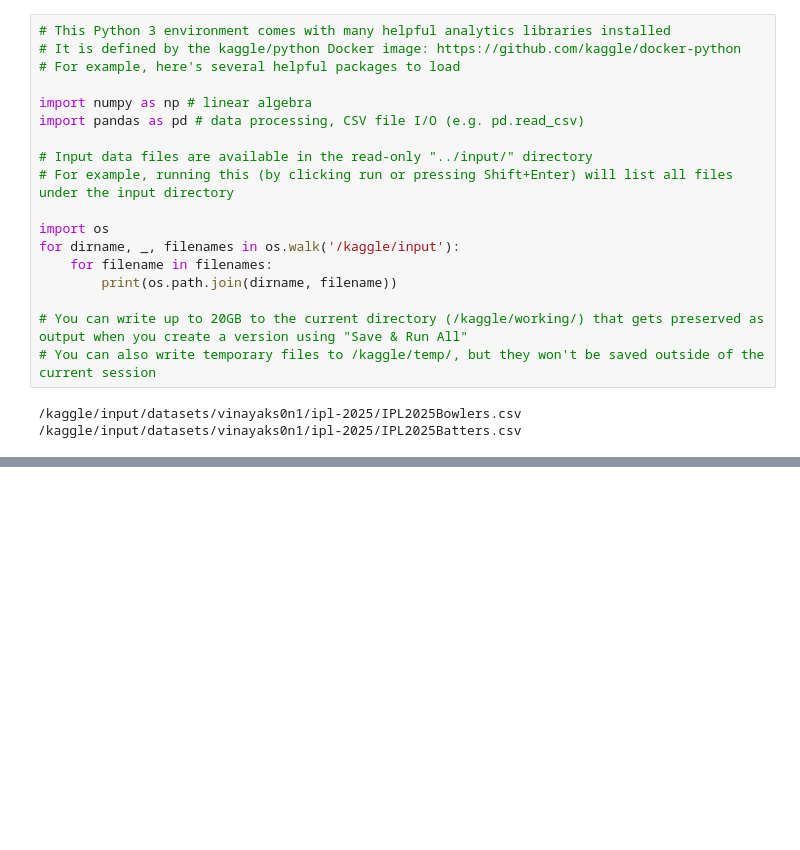
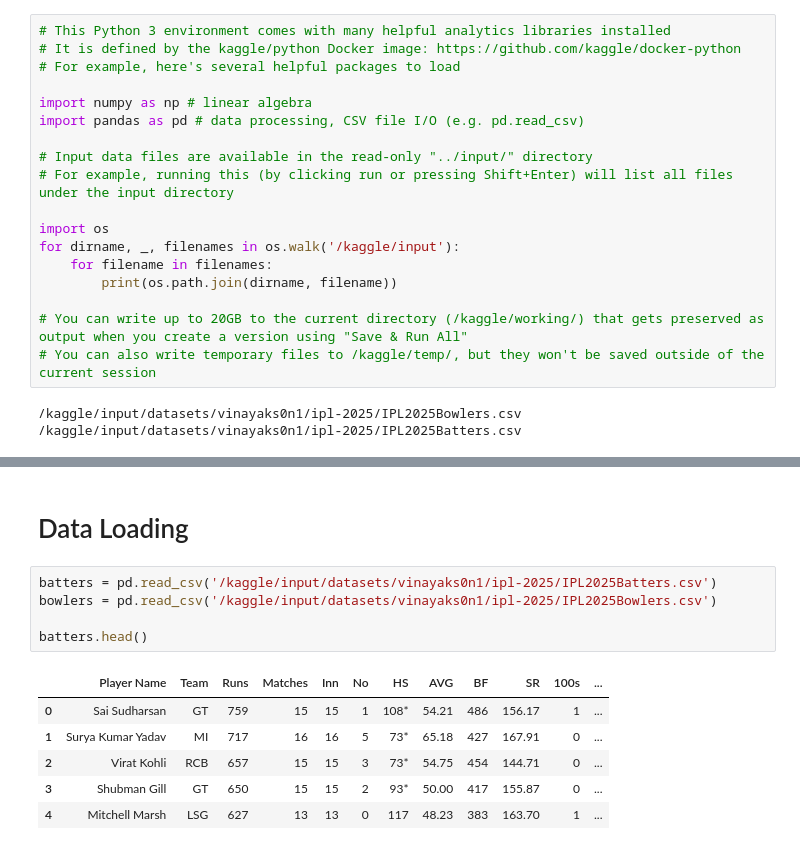
Before and after one commit to Sonythatipamula07/Sonythatipamula07, a Jupyter notebook: ipl_2025_top_players_analysis.ipynb, the cells around one changed output, grey strips where cells are left out. Drawn from its saved outputs; the diff is of its cells as text; blank space fills up the shorter version.

```diff
--- a/ipl_2025_top_players_analysis.ipynb
+++ b/ipl_2025_top_players_analysis.ipynb
@@ -21,0 +36,14 @@ for dirname, _, filenames in os.walk('/kaggle/input'):
+# %% [markdown]
+# Data Loading
+# %%
+batters = pd.read_csv('/kaggle/input/datasets/vinayaks0n1/ipl-2025/IPL2025Batters.csv')
+bowlers = pd.read_csv('/kaggle/input/datasets/vinayaks0n1/ipl-2025/IPL2025Bowlers.csv')
+
+batters.head()
+# %% [output]
+|  | Player Name | Team | Runs | Matches | Inn | No | HS | AVG | BF | SR | 100s | ... |
+| 0 | Sai Sudharsan | GT | 759 | 15 | 15 | 1 | 108* | 54.21 | 486 | 156.17 | 1 | ... |
+| 1 | Surya Kumar Yadav | MI | 717 | 16 | 16 | 5 | 73* | 65.18 | 427 | 167.91 | 0 | ... |
+| 2 | Virat Kohli | RCB | 657 | 15 | 15 | 3 | 73* | 54.75 | 454 | 144.71 | 0 | ... |
+| 3 | Shubman Gill | GT | 650 | 15 | 15 | 2 | 93* | 50.00 | 417 | 155.87 | 0 | ... |
+| 4 | Mitchell Marsh | LSG | 627 | 13 | 13 | 0 | 117 | 48.23 | 383 | 163.70 | 1 | ... |
```
Also changed, not shown: parts of 13 cells of this notebook.
